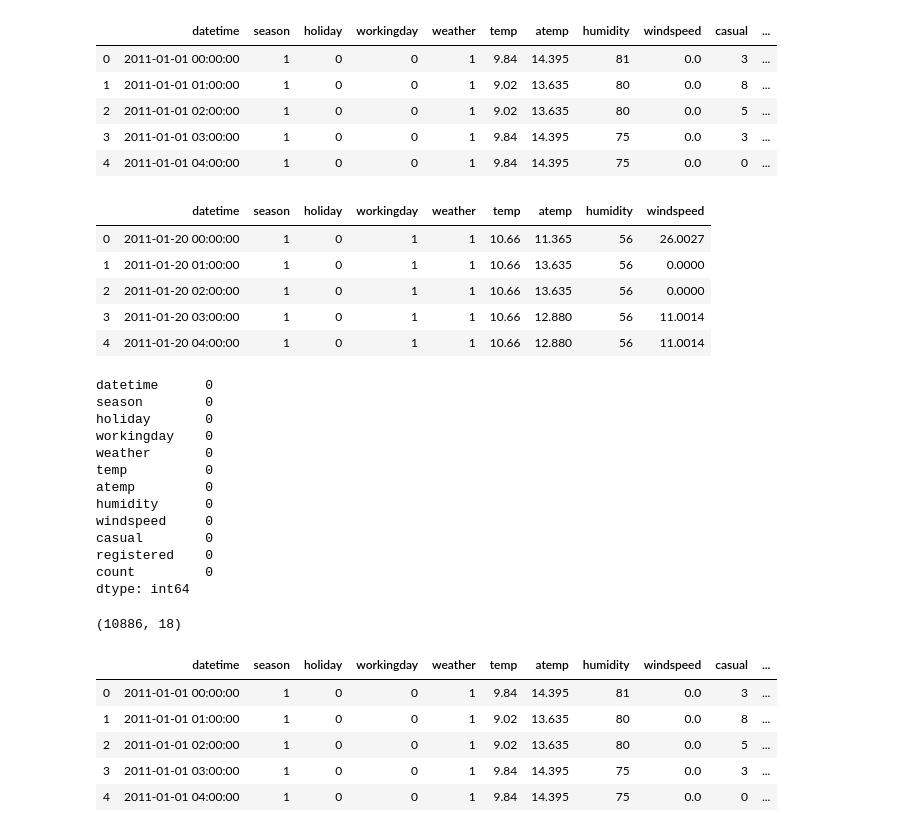
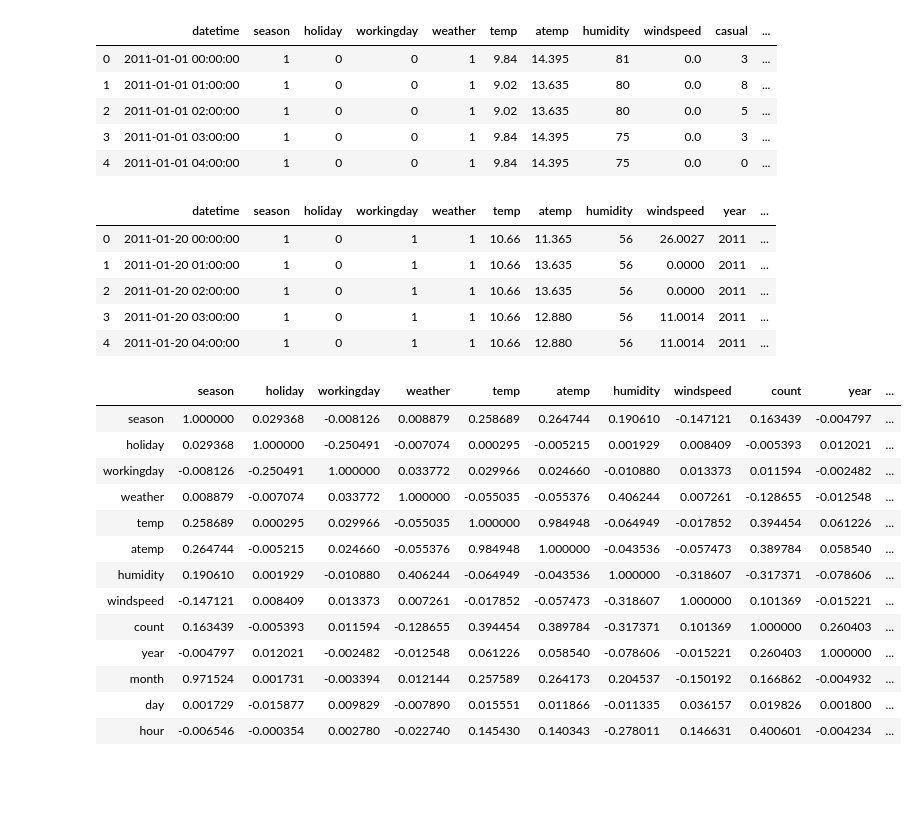
Before and after one commit to skyepodium/kaggle, a Jupyter notebook: bike/bike.ipynb, the cells around one changed output. Saved outputs shown, nothing was run; the diff lists cells and outputs as text; code cells hidden in the pictures; blank space fills up the shorter version.

```diff
--- a/bike/bike.ipynb
+++ b/bike/bike.ipynb
@@ -8,6 +8,20 @@ from scipy import stats
 # %%
 train = pd.read_csv("./train.csv", parse_dates=["datetime"])
 test = pd.read_csv("./test.csv", parse_dates=["datetime"])
+# %%
+train["year"] = train["datetime"].dt.year
+train["month"] = train["datetime"].dt.month
+train["day"] = train["datetime"].dt.day
+train["hour"] = train["datetime"].dt.hour
+train["minute"] = train["datetime"].dt.minute
+train["second"] = train["datetime"].dt.second
+
+test["year"] = test["datetime"].dt.year
+test["month"] = test["datetime"].dt.month
+test["day"] = test["datetime"].dt.day
+test["hour"] = test["datetime"].dt.hour
+test["minute"] = test["datetime"].dt.minute
+test["second"] = test["datetime"].dt.second
 # %%
 train.head()
 # %% [output]
@@ -20,44 +34,29 @@ train.head()
 # %%
 test.head()
 # %% [output]
-|  | datetime | season | holiday | workingday | weather | temp | atemp | humidity | windspeed |
-| 0 | 2011-01-20 00:00:00 | 1 | 0 | 1 | 1 | 10.66 | 11.365 | 56 | 26.0027 |
-| 1 | 2011-01-20 01:00:00 | 1 | 0 | 1 | 1 | 10.66 | 13.635 | 56 | 0.0000 |
-| 2 | 2011-01-20 02:00:00 | 1 | 0 | 1 | 1 | 10.66 | 13.635 | 56 | 0.0000 |
-| 3 | 2011-01-20 03:00:00 | 1 | 0 | 1 | 1 | 10.66 | 12.880 | 56 | 11.0014 |
-| 4 | 2011-01-20 04:00:00 | 1 | 0 | 1 | 1 | 10.66 | 12.880 | 56 | 11.0014 |
+|  | datetime | season | holiday | workingday | weather | temp | atemp | humidity | windspeed | year | ... |
+| 0 | 2011-01-20 00:00:00 | 1 | 0 | 1 | 1 | 10.66 | 11.365 | 56 | 26.0027 | 2011 | ... |
+| 1 | 2011-01-20 01:00:00 | 1 | 0 | 1 | 1 | 10.66 | 13.635 | 56 | 0.0000 | 2011 | ... |
+| 2 | 2011-01-20 02:00:00 | 1 | 0 | 1 | 1 | 10.66 | 13.635 | 56 | 0.0000 | 2011 | ... |
+| 3 | 2011-01-20 03:00:00 | 1 | 0 | 1 | 1 | 10.66 | 12.880 | 56 | 11.0014 | 2011 | ... |
+| 4 | 2011-01-20 04:00:00 | 1 | 0 | 1 | 1 | 10.66 | 12.880 | 56 | 11.0014 | 2011 | ... |
-# %%
-train.isnull().sum()
-# %% [output]
-datetime      0
-season        0
-holiday       0
-workingday    0
-weather       0
-temp          0
-atemp         0
-humidity      0
-windspeed     0
-casual        0
-registered    0
-count         0
-dtype: int64
-# %%
-train["year"] = train["datetime"].dt.year
-train["month"] = train["datetime"].dt.month
-train["day"] = train["datetime"].dt.day
-train["hour"] = train["datetime"].dt.hour
-train["minute"] = train["datetime"].dt.year
-train["second"] = train["datetime"].dt.second
-train.shape
-# %% [output]
-(10886, 18)
+# %%
+train = train.drop(columns=["casual", "registered", "minute", "second"], axis=1)
+test = test.drop(columns=["minute", "second"], axis=1)
 # %%
-train.head()
+train.corr()
 # %% [output]
-|  | datetime | season | holiday | workingday | weather | temp | atemp | humidity | windspeed | casual | ... |
-| 0 | 2011-01-01 00:00:00 | 1 | 0 | 0 | 1 | 9.84 | 14.395 | 81 | 0.0 | 3 | ... |
-| 1 | 2011-01-01 01:00:00 | 1 | 0 | 0 | 1 | 9.02 | 13.635 | 80 | 0.0 | 8 | ... |
-| 2 | 2011-01-01 02:00:00 | 1 | 0 | 0 | 1 | 9.02 | 13.635 | 80 | 0.0 | 5 | ... |
-| 3 | 2011-01-01 03:00:00 | 1 | 0 | 0 | 1 | 9.84 | 14.395 | 75 | 0.0 | 3 | ... |
-| 4 | 2011-01-01 04:00:00 | 1 | 0 | 0 | 1 | 9.84 | 14.395 | 75 | 0.0 | 0 | ... |
+|  | season | holiday | workingday | weather | temp | atemp | humidity | windspeed | count | year | ... |
+| season | 1.000000 | 0.029368 | -0.008126 | 0.008879 | 0.258689 | 0.264744 | 0.190610 | -0.147121 | 0.163439 | -0.004797 | ... |
+| holiday | 0.029368 | 1.000000 | -0.250491 | -0.007074 | 0.000295 | -0.005215 | 0.001929 | 0.008409 | -0.005393 | 0.012021 | ... |
+| workingday | -0.008126 | -0.250491 | 1.000000 | 0.033772 | 0.029966 | 0.024660 | -0.010880 | 0.013373 | 0.011594 | -0.002482 | ... |
+| weather | 0.008879 | -0.007074 | 0.033772 | 1.000000 | -0.055035 | -0.055376 | 0.406244 | 0.007261 | -0.128655 | -0.012548 | ... |
+| temp | 0.258689 | 0.000295 | 0.029966 | -0.055035 | 1.000000 | 0.984948 | -0.064949 | -0.017852 | 0.394454 | 0.061226 | ... |
+| atemp | 0.264744 | -0.005215 | 0.024660 | -0.055376 | 0.984948 | 1.000000 | -0.043536 | -0.057473 | 0.389784 | 0.058540 | ... |
+| humidity | 0.190610 | 0.001929 | -0.010880 | 0.406244 | -0.064949 | -0.043536 | 1.000000 | -0.318607 | -0.317371 | -0.078606 | ... |
+| windspeed | -0.147121 | 0.008409 | 0.013373 | 0.007261 | -0.017852 | -0.057473 | -0.318607 | 1.000000 | 0.101369 | -0.015221 | ... |
+| count | 0.163439 | -0.005393 | 0.011594 | -0.128655 | 0.394454 | 0.389784 | -0.317371 | 0.101369 | 1.000000 | 0.260403 | ... |
+| year | -0.004797 | 0.012021 | -0.002482 | -0.012548 | 0.061226 | 0.058540 | -0.078606 | -0.015221 | 0.260403 | 1.000000 | ... |
+| month | 0.971524 | 0.001731 | -0.003394 | 0.012144 | 0.257589 | 0.264173 | 0.204537 | -0.150192 | 0.166862 | -0.004932 | ... |
+| day | 0.001729 | -0.015877 | 0.009829 | -0.007890 | 0.015551 | 0.011866 | -0.011335 | 0.036157 | 0.019826 | 0.001800 | ... |
+| hour | -0.006546 | -0.000354 | 0.002780 | -0.022740 | 0.145430 | 0.140343 | -0.278011 | 0.146631 | 0.400601 | -0.004234 | ... |
```
Also changed, not shown: parts of 30 cells of this notebook, 2 other files.
